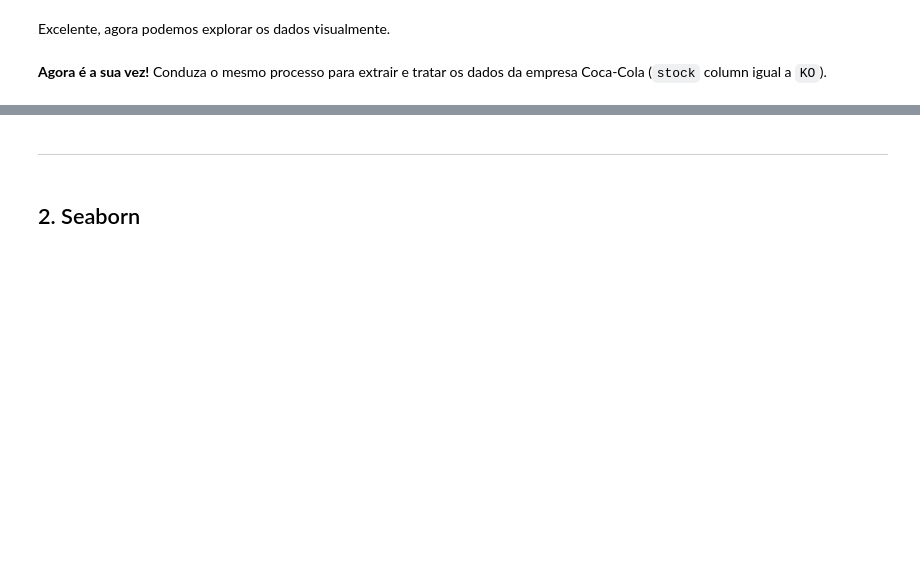
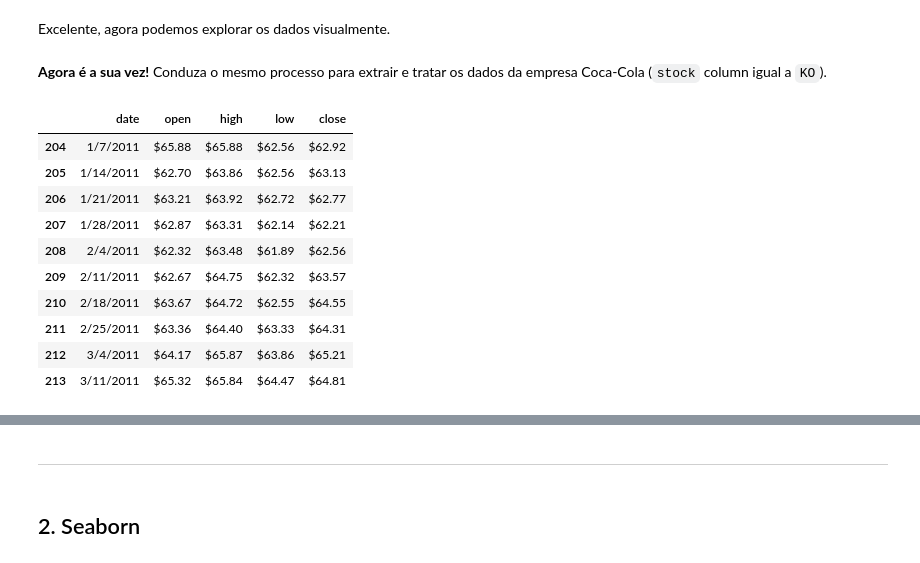
Before and after one commit to BrunoOliveira16/Curso-Back-End-EBAC, a Jupyter notebook: 01-Introducao-Python/Modulo-07/Python_M7_Exercicios_Solucao.ipynb, the cells around one changed output, grey strips where cells are left out. Cells and saved outputs as stored; diff of their text form; code cells hidden in the pictures; blank space fills up the shorter version.

```diff
--- a/01-Introducao-Python/Modulo-07/Python_M7_Exercicios_Solucao.ipynb
+++ b/01-Introducao-Python/Modulo-07/Python_M7_Exercicios_Solucao.ipynb
@@ -124,0 +198,15 @@ Excelente, agora podemos explorar os dados visualmente.
+# %%
+# Visualizando as colunas extraidas
+df_ko.head(n=10)
+# %% [output]
+|  | date | open | high | low | close |
+| 204 | 1/7/2011 | $65.88 | $65.88 | $62.56 | $62.92 |
+| 205 | 1/14/2011 | $62.70 | $63.86 | $62.56 | $63.13 |
+| 206 | 1/21/2011 | $63.21 | $63.92 | $62.72 | $62.77 |
+| 207 | 1/28/2011 | $62.87 | $63.31 | $62.14 | $62.21 |
+| 208 | 2/4/2011 | $62.32 | $63.48 | $61.89 | $62.56 |
+| 209 | 2/11/2011 | $62.67 | $64.75 | $62.32 | $63.57 |
+| 210 | 2/18/2011 | $63.67 | $64.72 | $62.55 | $64.55 |
+| 211 | 2/25/2011 | $63.36 | $64.40 | $63.33 | $64.31 |
+| 212 | 3/4/2011 | $64.17 | $65.87 | $63.86 | $65.21 |
+| 213 | 3/11/2011 | $65.32 | $65.84 | $64.47 | $64.81 |
```
Also changed, not shown: parts of 27 cells of this notebook, 5 other files.
